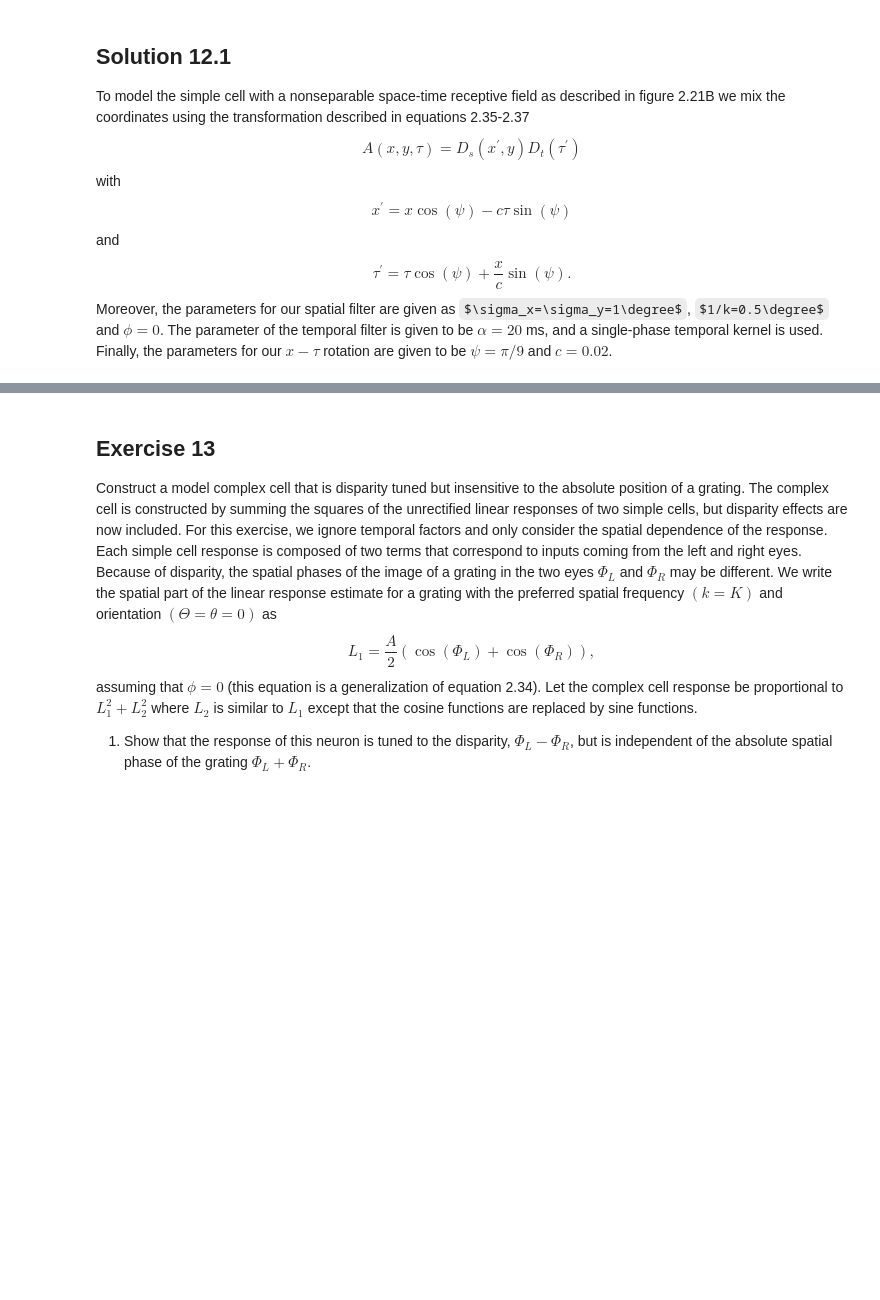
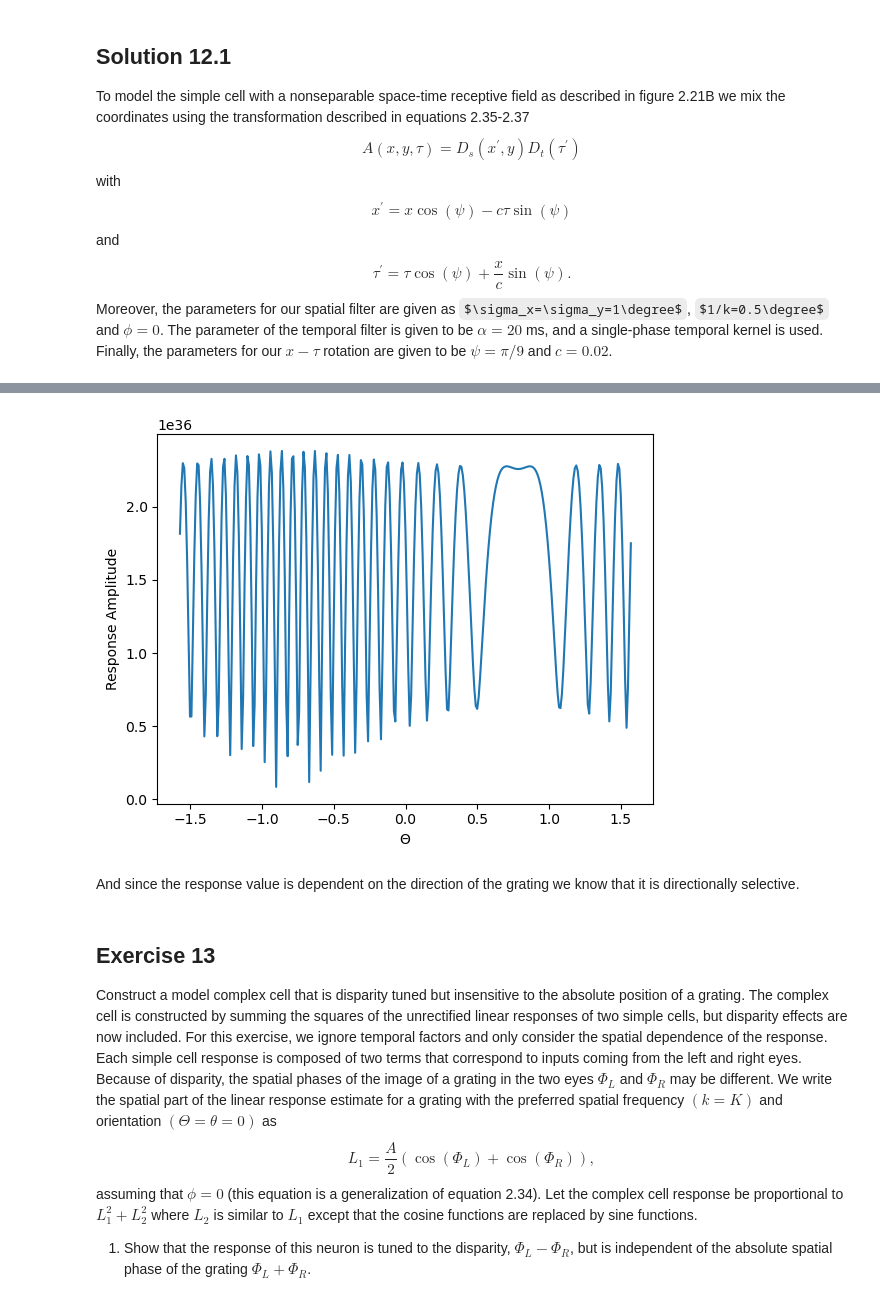
Before and after one commit to JKilgallen/theoretical_neuroscience, a Jupyter notebook: exercises/c2.ipynb, the cells around one changed output, grey strips where cells are left out. Saved outputs shown, nothing was run; the diff lists cells and outputs as text; code cells hidden in the pictures; some formulas as TeX source; blank space fills up the shorter version.

```diff
--- a/exercises/c2.ipynb
+++ b/exercises/c2.ipynb
@@ -1300,3 +1301,43 @@ plt.ylabel(r'Response Amplitude');
+# %%
+dx = 0.01
+dy = 0.01
+x = np.arange(-np.pi/32, np.pi/32, dx)
+y = np.arange(-np.pi/32, np.pi/32, dy)
+
+dt = 0.01
+t = np.arange(0,0.3,dt)
+
+dTheta = 0.01
+Theta = np.arange(-np.pi/2, np.pi/2, dTheta)
+
+xs, ys, ts, Thetas = np.meshgrid(x, y, t, Theta, indexing='ij')
+
+psi = np.pi/9
+c=0.02
+xs = xs*np.cos(psi)-c*ts*np.sin(psi)
+ts = ts*np.cos(psi)+xs/c * np.sin(psi)
+
+sigma = np.pi/180
+w = 8*np.pi
+k = 360/np.pi
+K = 360/np.pi
+alpha = 1/0.020
+A=1
+
+gratings =  A*np.cos((K*xs-w*ts)*np.cos(Thetas)+(K*xs-w*ts)*np.sin(Thetas))
+ds = gabor_filter(xs, ys, sigma, sigma, k, 0)
+dt = get_single_phase_temporal_kernel(alpha, ts)
+l = np.sum(ds*gratings*dt, axis=(0,1))*(dx*dy)
+
+response_amplitudes = [np.sqrt(np.dot(l[:,i], l[:,i])) for i in range(len(Theta))]
+
+plt.plot(Theta, response_amplitudes)
+plt.xlabel(r'$\Theta$')
+plt.ylabel(r'Response Amplitude');
+# %% [output]
+[figure, added]
+# %% [markdown]
+And since the response value is dependent on the direction of the grating we know that it is directionally selective.
 # %% [markdown]
 ## Exercise 13
 Construct a model complex cell that is disparity tuned but insensitive to the absolute position of a grating. The complex cell is constructed by summing the squares of the unrectified linear responses of two simple cells, but disparity effects are now included. For this exercise, we ignore temporal factors and only consider the spatial dependence of the response. Each simple cell response is composed of two terms that correspond to inputs coming from the left and right eyes. Because of disparity, the spatial phases of the image of a grating in the two eyes $\Phi_L$ and $\Phi_R$ may be different. We write the spatial part of the linear response estimate for a grating with the preferred spatial frequency $(k=K)$ and orientation $(\Theta=\theta=0)$ as $$L_1=\frac{A}{2}\left(\cos(\Phi_L)+\cos(\Phi_R)\right),$$ assuming that $\phi=0$ (this equation is a generalization of equation 2.34). Let the complex cell response be proportional to $L_1^2+L_2^2$ where $L_2$ is similar to $L_1$ except that the cosine functions are replaced by sine functions.
```
Also changed, not shown: parts of 9 cells of this notebook.
